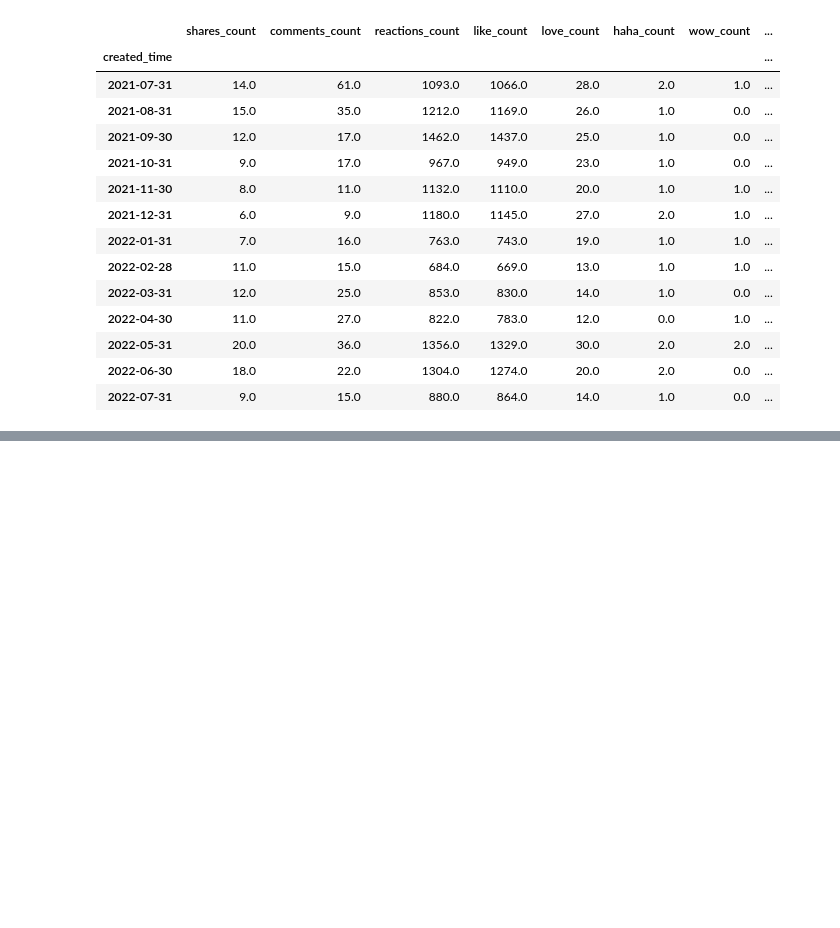
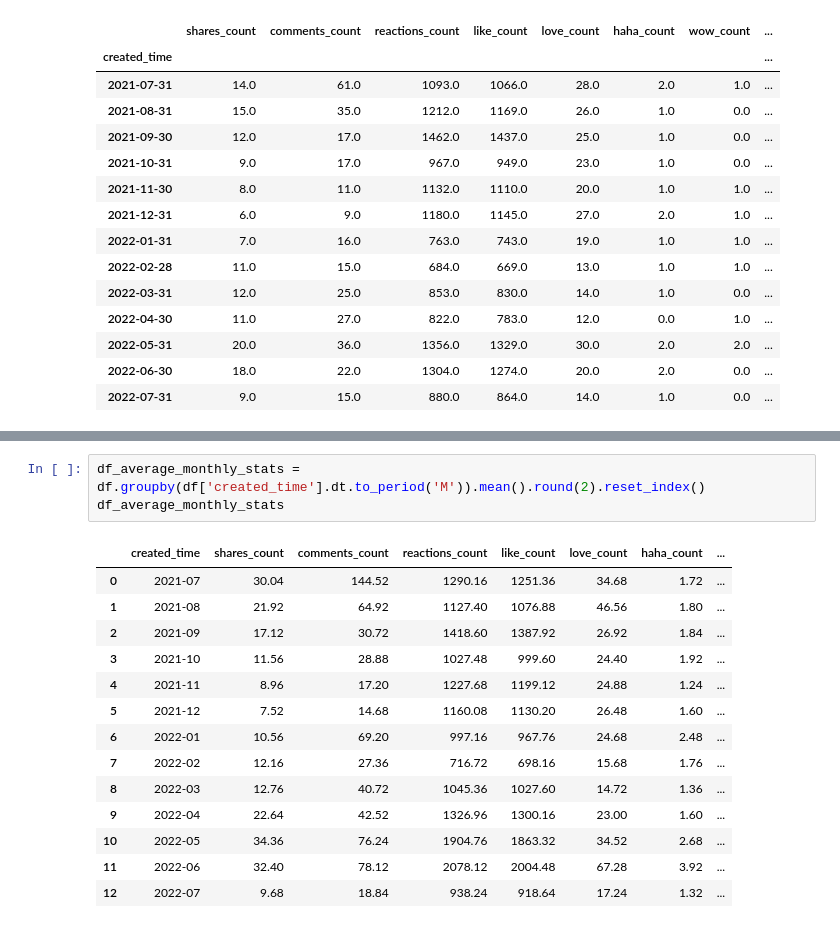
Before and after one commit to kelumKP/CIS7029, a Jupyter notebook: facebook_data/1yeardata/facebook_data_analysis.ipynb, the cells around one changed output, grey strips where cells are left out. Saved outputs shown, nothing was run; the diff lists cells and outputs as text; blank space fills up the shorter version.

```diff
--- a/facebook_data/1yeardata/facebook_data_analysis.ipynb
+++ b/facebook_data/1yeardata/facebook_data_analysis.ipynb
@@ -223,0 +246,18 @@ print(f'average reactions count: {average_reactions_count}')
+# %%
+df_average_monthly_stats = df.groupby(df['created_time'].dt.to_period('M')).mean().round(2).reset_index()
+df_average_monthly_stats
+# %% [output]
+|  | created_time | shares_count | comments_count | reactions_count | like_count | love_count | haha_count | ... |
+| 0 | 2021-07 | 30.04 | 144.52 | 1290.16 | 1251.36 | 34.68 | 1.72 | ... |
+| 1 | 2021-08 | 21.92 | 64.92 | 1127.40 | 1076.88 | 46.56 | 1.80 | ... |
+| 2 | 2021-09 | 17.12 | 30.72 | 1418.60 | 1387.92 | 26.92 | 1.84 | ... |
+| 3 | 2021-10 | 11.56 | 28.88 | 1027.48 | 999.60 | 24.40 | 1.92 | ... |
+| 4 | 2021-11 | 8.96 | 17.20 | 1227.68 | 1199.12 | 24.88 | 1.24 | ... |
+| 5 | 2021-12 | 7.52 | 14.68 | 1160.08 | 1130.20 | 26.48 | 1.60 | ... |
+| 6 | 2022-01 | 10.56 | 69.20 | 997.16 | 967.76 | 24.68 | 2.48 | ... |
+| 7 | 2022-02 | 12.16 | 27.36 | 716.72 | 698.16 | 15.68 | 1.76 | ... |
+| 8 | 2022-03 | 12.76 | 40.72 | 1045.36 | 1027.60 | 14.72 | 1.36 | ... |
+| 9 | 2022-04 | 22.64 | 42.52 | 1326.96 | 1300.16 | 23.00 | 1.60 | ... |
+| 10 | 2022-05 | 34.36 | 76.24 | 1904.76 | 1863.32 | 34.52 | 2.68 | ... |
+| 11 | 2022-06 | 32.40 | 78.12 | 2078.12 | 2004.48 | 67.28 | 3.92 | ... |
+| 12 | 2022-07 | 9.68 | 18.84 | 938.24 | 918.64 | 17.24 | 1.32 | ... |
```
Also changed, not shown: parts of 9 cells of this notebook.
